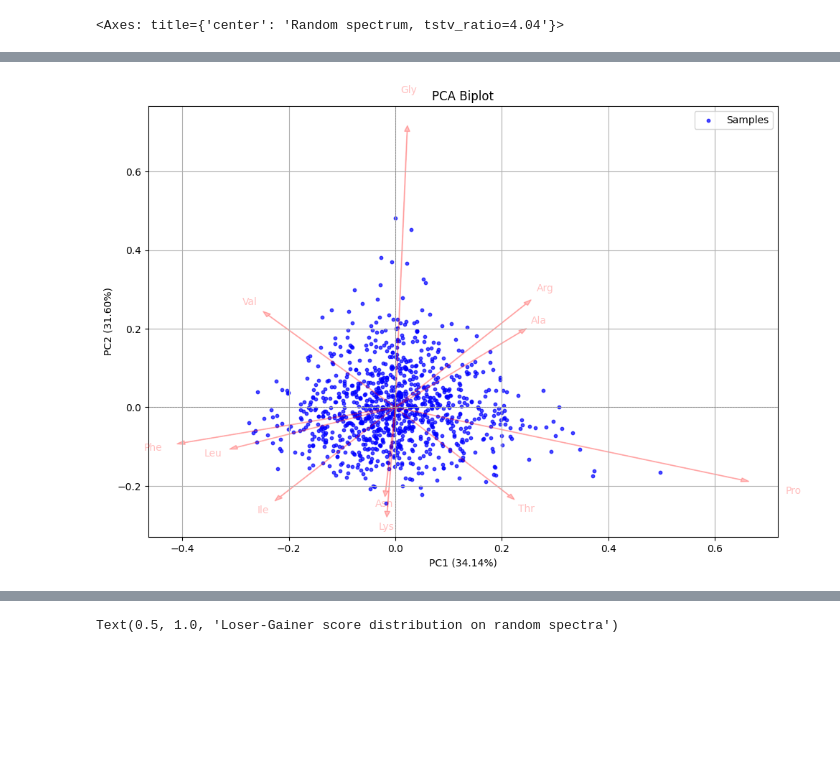
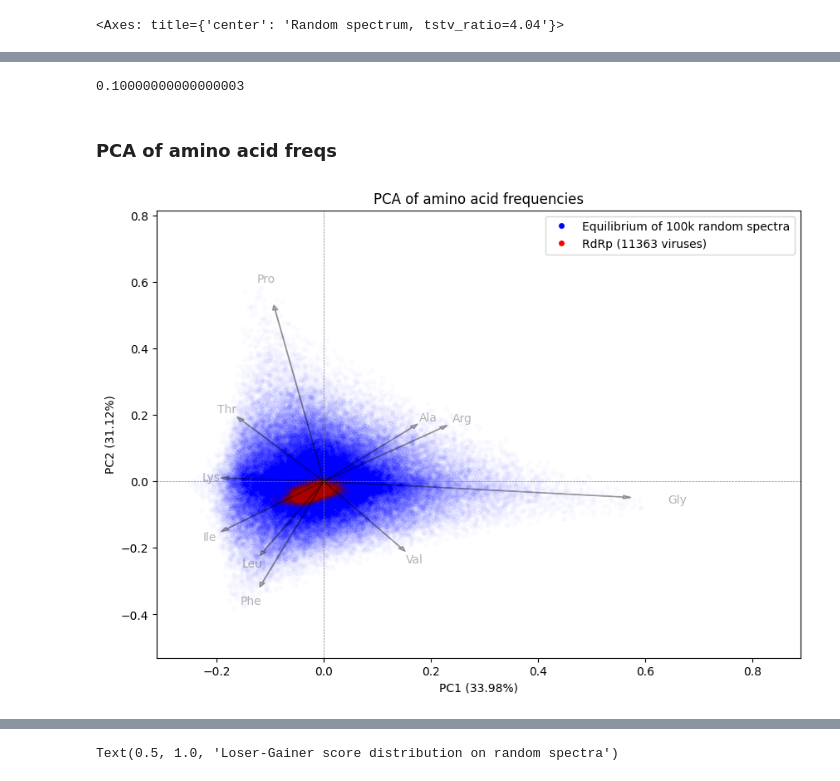
Before and after one commit to mitoclub/RNAViralMutSpec, a Jupyter notebook: global_thrend/random_spectra_thrend.ipynb, the cells around one changed output, grey strips where cells are left out. Cells and saved outputs as stored; diff of their text form; code cells hidden in the pictures; blank space fills up the shorter version.

```diff
--- a/global_thrend/random_spectra_thrend.ipynb
+++ b/global_thrend/random_spectra_thrend.ipynb
@@ -22,0 +28,14 @@ matplotlib.colormaps.register(my_palette, name="RedBlue3")
+# %%
+data = []
+for rec in SeqIO.parse("data/rdrp1.fa", "fasta"):
+    seq = str(rec.seq)
+    aa_counts = dict(Counter(seq))
+    aa_counts['species'] = rec.id
+    data.append(aa_counts)
+
+obs_freqs_rdrp = pd.DataFrame(data).set_index('species')\
+    .rename(columns=amino_acid_codes).fillna(0.)
+rdrp_sizes = obs_freqs_rdrp.sum(axis=1)
+obs_freqs_rdrp = obs_freqs_rdrp / rdrp_sizes.values[:, None]
+obs_freqs_rdrp = obs_freqs_rdrp[rdrp_sizes > 400]
+obs_freqs_rdrp
@@ -84,0 +131,4 @@ looser_gainer_score = pd.concat(looser_gainer_score, ignore_index=False)
+# %%
+random_eq_freqs = pd.read_csv('data/random_eq_aa_freqs.csv', index_col=0)
+random_ms = pd.read_csv('data/random_spectra.csv')
+random_ms_wide = random_ms.pivot(index=['replica', 'tstv_ratio'], columns='Mut', values='MutSpec')
@@ -85,34 +258,54 @@ looser_gainer_score = pd.concat(looser_gainer_score, ignore_index=False)
+# %%
+mean_absolute_percentage_error(
+    [1,2,3,4,5], [0.9,2.2,3.3,4.4,5.5],
+    sample_weight=[1,2,3,4,5],
+)
+# %% [output]
+0.10000000000000003
+# %% [markdown]
+### PCA of amino acid freqs
 # %%
-X = random_eq_freqs.pivot(index=['replic'], columns='aa', values='eq_freq').fillna(0)
+X = random_eq_freqs
 
 # Perform PCA
 pca = PCA(n_components=2)
 pca_result = pca.fit_transform(X)
+pca_result_obs = pca.transform(obs_freqs_rdrp[X.columns])
 
 # Calculate explained variance ratio
 explained_variance = pca.explained_variance_ratio_
 
 # Create a biplot
 plt.figure(figsize=(10, 7))
-plt.scatter(pca_result[:, 0], pca_result[:, 1], alpha=0.7, label='Samples', s=10, c='blue')
+plt.scatter(pca_result[:, 0], pca_result[:, 1], alpha=0.01, label='Samples', s=10, c='blue')
+plt.scatter(pca_result_obs[:, 0], pca_result_obs[:, 1], alpha=0.01, label='Observed', s=10, c='red')
 
 # Add feature vectors (show only the most valuable ones)
 threshold = 0.2  # Adjust this threshold to filter vectors
 for i, (comp1, comp2) in enumerate(zip(pca.components_[0], pca.components_[1])):
     magnitude = np.sqrt(comp1**2 + comp2**2)
     if magnitude > threshold:
-        plt.arrow(0, 0, comp1 , comp2 , color='red', alpha=0.25, head_width=0.01)
-        plt.text(comp1 * 1.15, comp2 * 1.15, X.columns[i], alpha=0.25, color='red', ha='center', va='center')
+        plt.arrow(0, 0, comp1/1.3, comp2/1.3, color='k', alpha=0.3, head_width=0.01)
+        plt.text(comp1/1.1, comp2/1.1, X.columns[i], alpha=0.3, color='k', ha='center', va='center')
 
 # Update axis labels with explained variance
 plt.xlabel(f'PC1 ({explained_variance[0]*100:.2f}%)')
 plt.ylabel(f'PC2 ({explained_variance[1]*100:.2f}%)')
-plt.title('PCA Biplot')
+plt.title('PCA of amino acid frequencies')
 plt.axhline(0, color='gray', linestyle='--', linewidth=0.5)
 plt.axvline(0, color='gray', linestyle='--', linewidth=0.5)
-plt.legend()
-plt.grid()
-plt.tight_layout()
+plt.xlim(min(pca_result[:, 0]) * 1.25, max(pca_result[:, 0]) * 1.5)
+plt.ylim(min(pca_result[:, 1]) * 1.4, max(pca_result[:, 1]) * 1.4)
+# custom legend with dots patches
+plt.legend(
+    handles=[
+        Line2D([0], [0], color='w', marker='o', markerfacecolor='b', label='Equilibrium of 100k random spectra'),
+        Line2D([0], [0], color='w', marker='o', markerfacecolor='r', label=f'RdRp ({len(pca_result_obs)} viruses)'),
+    ],
+    loc='upper right'
+)
+# plt.grid()
+# plt.tight_layout()
 plt.show()
 # %% [output]
-[figure, old version]
+[figure, new version]
```
Also changed, not shown: parts of 16 cells of this notebook, 1 other file.
